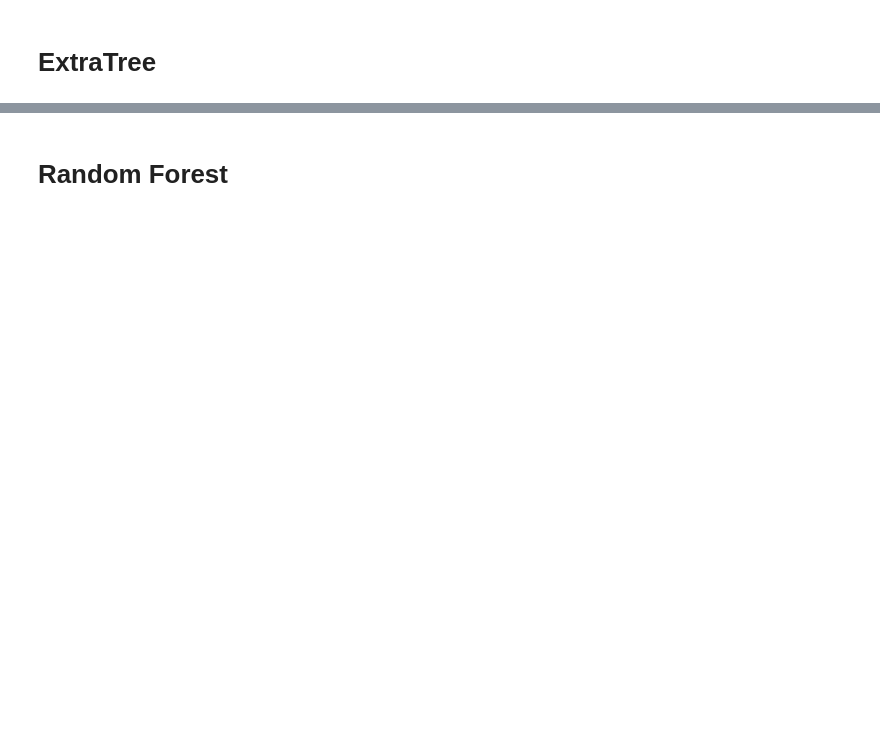
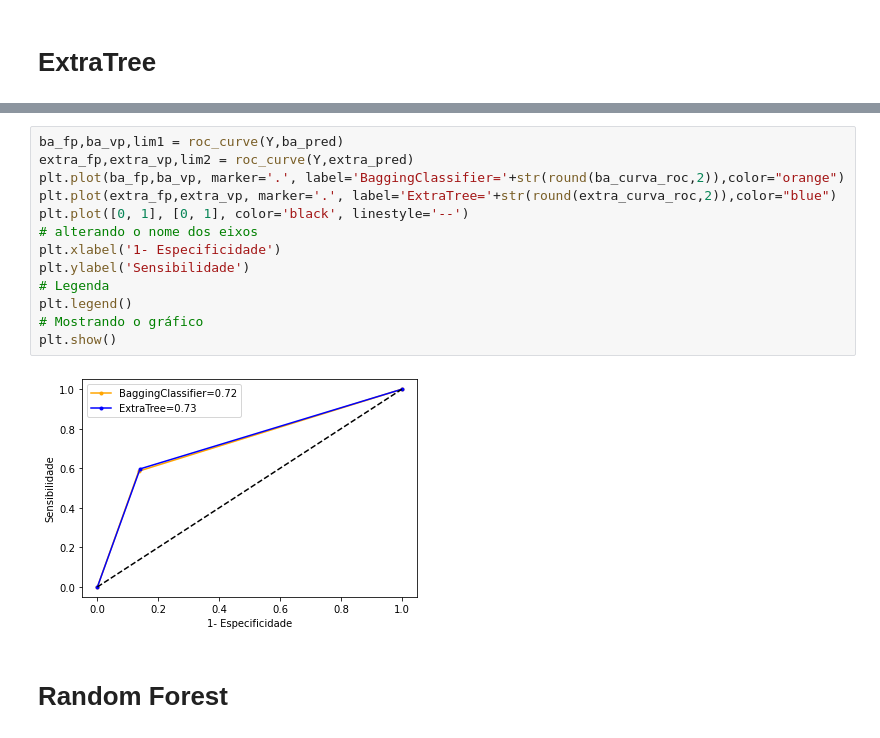
Before and after one commit to joseboas/cross_validation, a Jupyter notebook: Ensemble_Cross_Validation.ipynb, the cells around one changed output, grey strips where cells are left out. Saved outputs shown, nothing was run; the diff lists cells and outputs as text; blank space fills up the shorter version.

```diff
--- a/Ensemble_Cross_Validation.ipynb
+++ b/Ensemble_Cross_Validation.ipynb
@@ -118,3 +208,18 @@ f1_score = 64.35410441008375
+# %%
+ba_fp,ba_vp,lim1 = roc_curve(Y,ba_pred)
+extra_fp,extra_vp,lim2 = roc_curve(Y,extra_pred)
+plt.plot(ba_fp,ba_vp, marker='.', label='BaggingClassifier='+str(round(ba_curva_roc,2)),color="orange")
+plt.plot(extra_fp,extra_vp, marker='.', label='ExtraTree='+str(round(extra_curva_roc,2)),color="blue")
+plt.plot([0, 1], [0, 1], color='black', linestyle='--')
+# alterando o nome dos eixos
+plt.xlabel('1- Especificidade')
+plt.ylabel('Sensibilidade')
+# Legenda
+plt.legend()
+# Mostrando o gráfico
+plt.show()
+# %% [output]
+[figure, added]
 # %% [markdown]
 # Random Forest
 # %%
```
Also changed, not shown: parts of 18 cells of this notebook.
